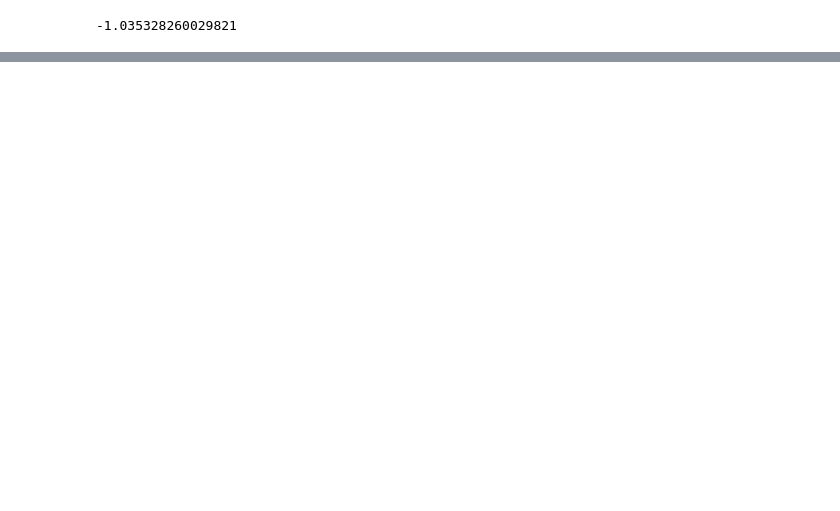
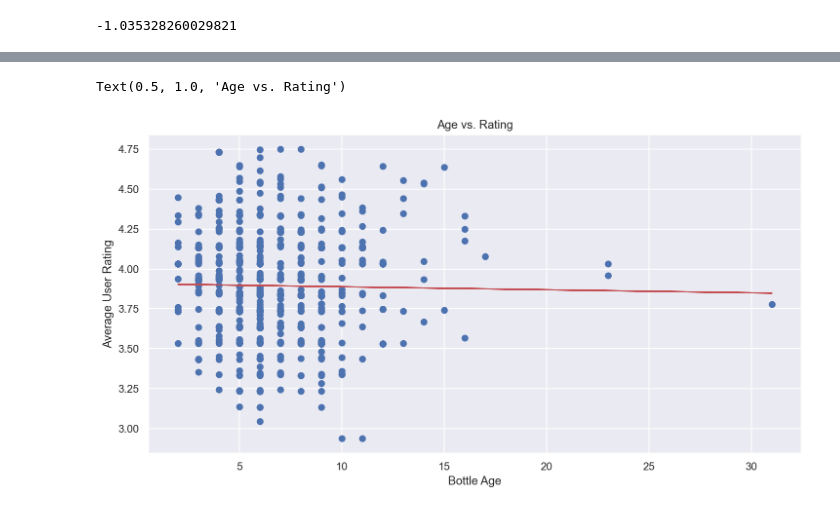
Before and after one commit to mattsegall/metis-project-2, a Jupyter notebook: Cleaning & Analysis Practice.ipynb, the cells around one changed output, grey strips where cells are left out. Saved outputs shown, nothing was run; the diff lists cells and outputs as text; code cells hidden in the pictures; blank space fills up the shorter version.

```diff
--- a/Cleaning & Analysis Practice.ipynb
+++ b/Cleaning & Analysis Practice.ipynb
@@ -637,0 +786,18 @@ hist(resid_test, bins=50)
+# %%
+#price scatterplot with LOBF
+X_train_age_only = X_train[['Age']]
+
+lr = LinearRegression()
+lr.fit(X_train_age_only, y_train)
+
+y_predicted_w_ageonly = lr.predict(X_train_age_only)
+
+plt.figure(figsize=(12, 6))
+plt.plot(X_train_age_only, y_train, 'o')
+plt.plot(X_train_age_only, y_predicted_w_ageonly, 'r')
+plt.xlabel('Bottle Age')
+plt.ylabel('Average User Rating')
+plt.title('Age vs. Rating')
+# %% [output]
+Text(0.5, 1.0, 'Age vs. Rating')
+[figure, added]
```
Also changed, not shown: parts of 44 cells of this notebook.
